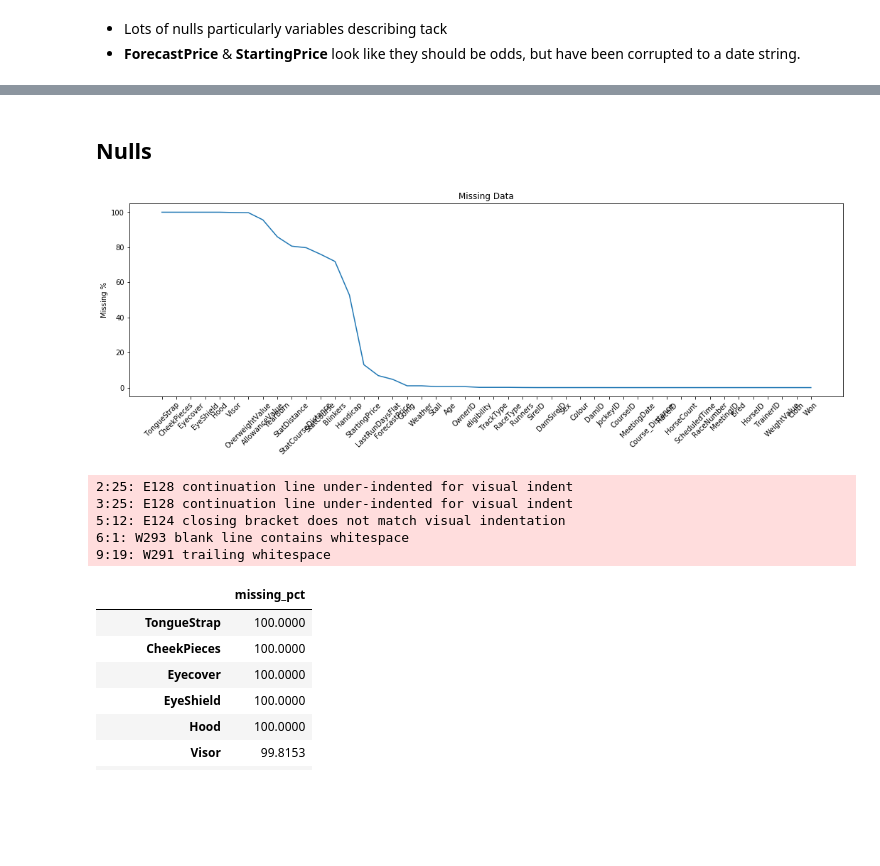
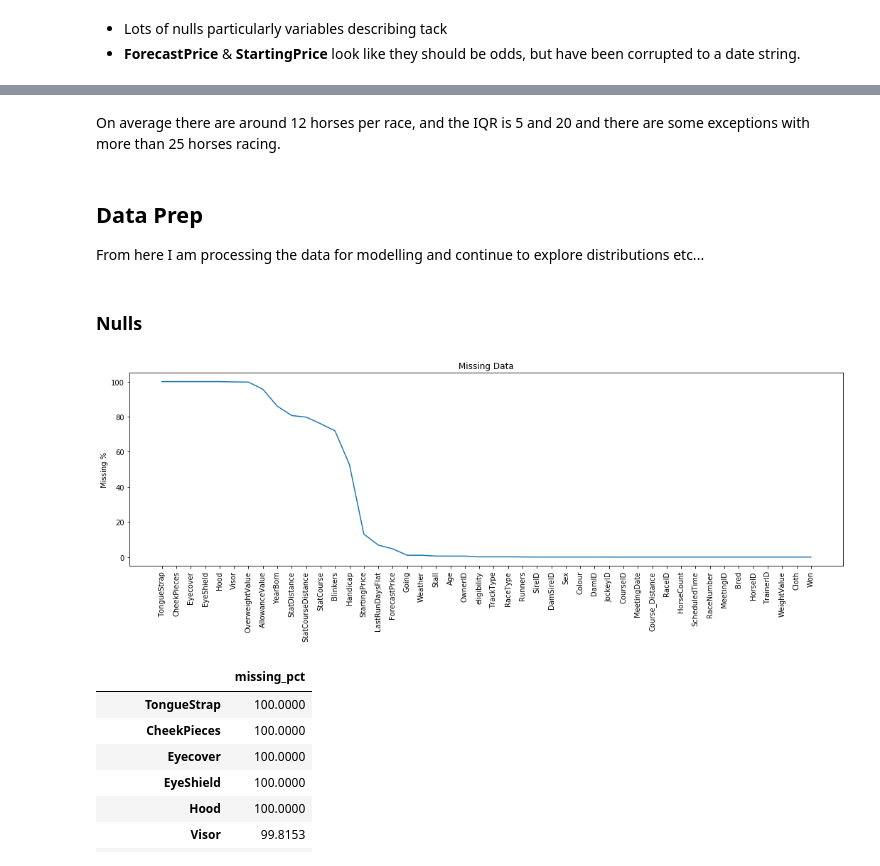
Before and after one commit to beckyclark17/bc-starling-task, a Jupyter notebook: notebooks/horses-eda.ipynb, the cells around one changed output, grey strips where cells are left out. Drawn from its saved outputs; the diff is of its cells as text; code cells hidden in the pictures; blank space fills up the shorter version.

Commit message:
finish processing

```diff
--- a/notebooks/horses-eda.ipynb
+++ b/notebooks/horses-eda.ipynb
@@ -42,7 +37,7 @@ Consider the best way to visualise this data.
 # %% [markdown]
 ### Get Data
 # %%
-data_path = "../data/Horses.csv"
+data_path = "../data/raw/Horses.csv"
 df = pd.read_csv(data_path)
 # %% [markdown]
 ### First Look
@@ -67,26 +127,24 @@ df.head()
+# %% [markdown]
+On average there are around 12 horses per race, and the IQR is 5 and 20 and there are some exceptions with more than 25 horses racing.
+# %% [markdown]
+## Data Prep
+From here I am processing the data for modelling and continue to explore distributions etc...
 # %% [markdown]
-## Nulls
+### Nulls
 # %%
 missings = (pd.DataFrame(index=df.isnull().sum().index,
-                        data=df.isnull().sum().values / len(df) * 100,
-                        columns=['missing_pct'])
-            .sort_values(by='missing_pct', ascending=False)
-           )
-
+                         data=df.isnull().sum().values / len(df) * 100,
+                         columns=['missing_pct'])
+            .sort_values(by='missing_pct', ascending=False))
 
 plt.figure(figsize=(18, 5))
 plt.plot(missings)
 plt.title('Missing Data')
 plt.ylabel('Missing %')
-plt.xticks(rotation=45)
+plt.xticks(rotation=90)
 plt.show()
 # %% [output]
-[figure, old version]
+[figure, new version]
-2:25: E128 continuation line under-indented for visual indent
-3:25: E128 continuation line under-indented for visual indent
-5:12: E124 closing bracket does not match visual indentation
-6:1: W293 blank line contains whitespace
-9:19: W291 trailing whitespace
 # %%
 high_missing = missings[missings.missing_pct > 60]
 high_missing
```
Also changed, not shown: parts of 83 cells of this notebook, 3 other files.
